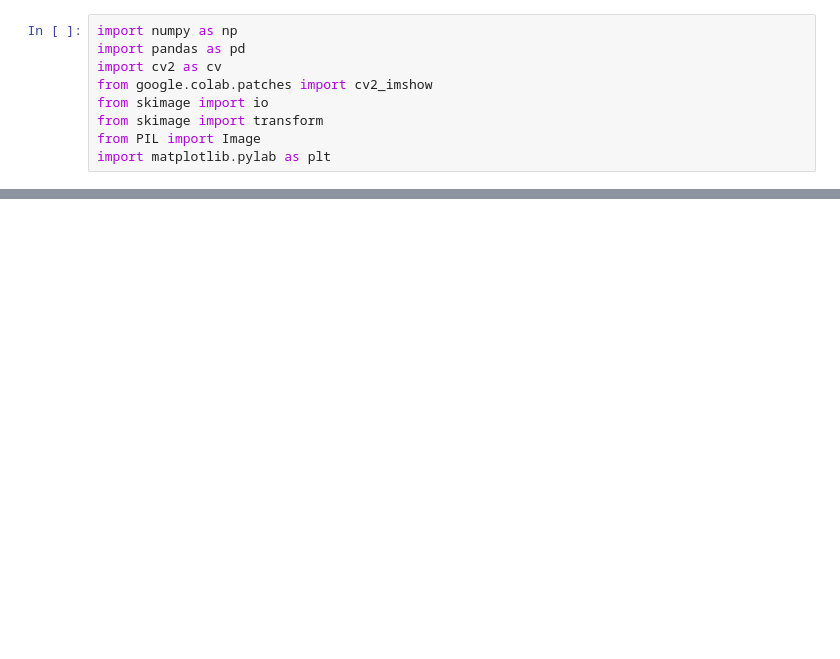
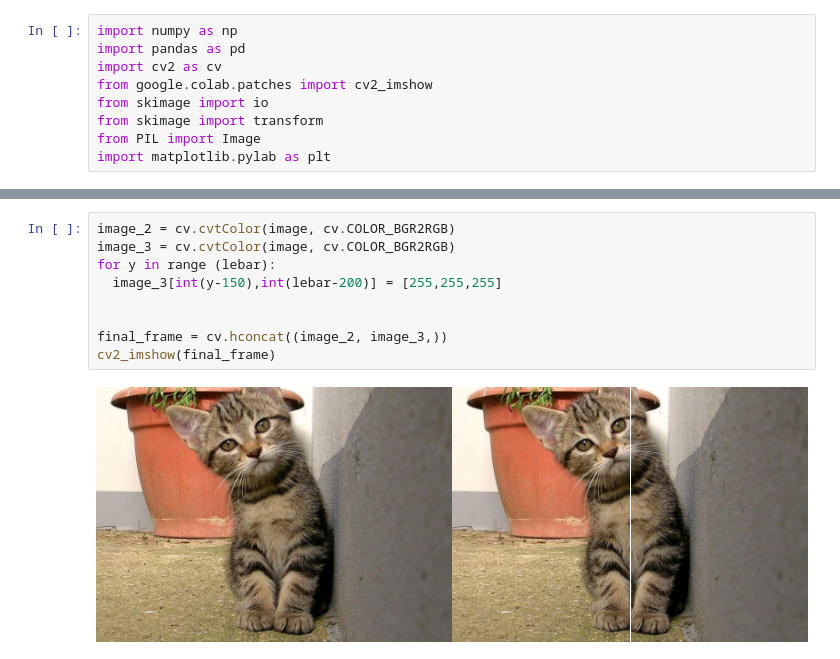
Before and after one commit to riefkiariyanto/PCVK_Genap_2022, a Jupyter notebook: PCVK_Week1.ipynb, the cells around one changed output, grey strips where cells are left out. Drawn from its saved outputs; the diff is of its cells as text; blank space fills up the shorter version.

```diff
--- a/PCVK_Week1.ipynb
+++ b/PCVK_Week1.ipynb
@@ -44,0 +45,11 @@ cv2_imshow(final_frame)
+# %%
+image_2 = cv.cvtColor(image, cv.COLOR_BGR2RGB)
+image_3 = cv.cvtColor(image, cv.COLOR_BGR2RGB)
+for y in range (lebar):
+  image_3[int(y-150),int(lebar-200)] = [255,255,255]
+
+
+final_frame = cv.hconcat((image_2, image_3,))
+cv2_imshow(final_frame)
+# %% [output]
+[figure, added]
```
Also changed, not shown: parts of 4 cells of this notebook.
